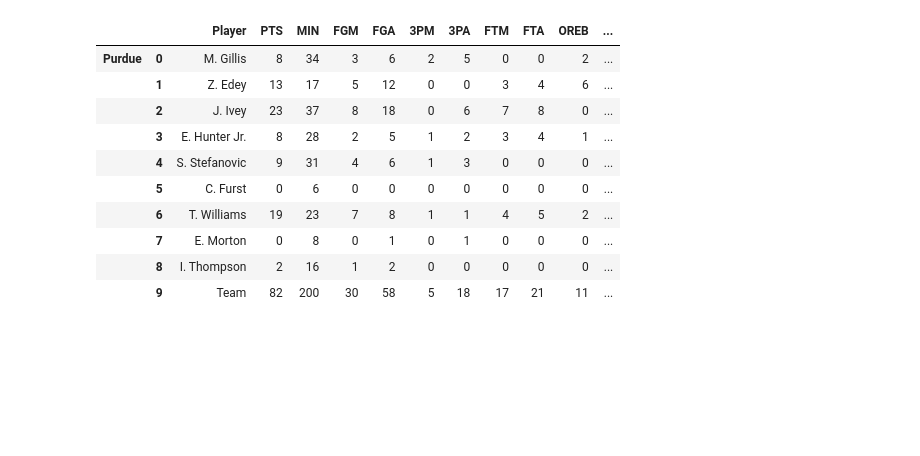
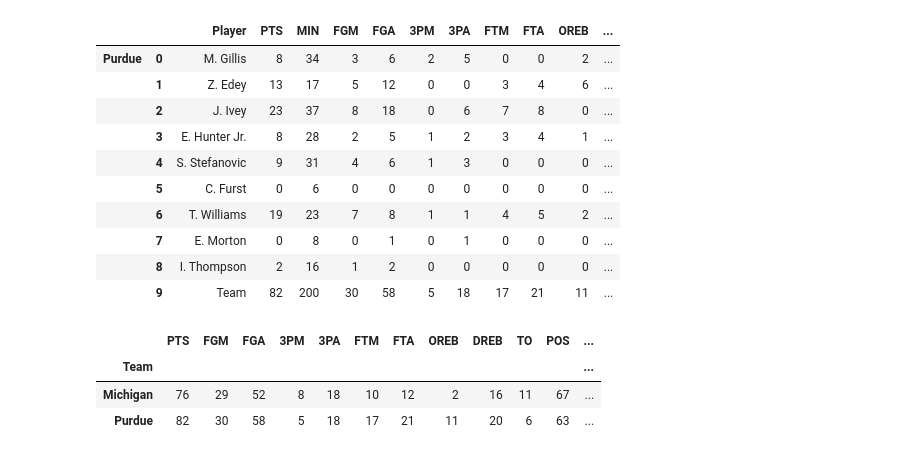
Before and after one commit to fmathews11/College_Basketball_Functions, a Jupyter notebook: Pulling_In_Boxscores.ipynb, the cells around one changed output. Saved outputs shown, nothing was run; the diff lists cells and outputs as text; code cells hidden in the pictures; blank space fills up the shorter version.

Commit message:
Progress on Aggregated Boxscores

```diff
--- a/Pulling_In_Boxscores.ipynb
+++ b/Pulling_In_Boxscores.ipynb
@@ -128,3 +128,44 @@ get_boxscores(401364421,disp = True)
 |  | 7 | E. Morton | 0 | 8 | 0 | 1 | 0 | 1 | 0 | 0 | 0 | ... |
 |  | 8 | I. Thompson | 2 | 16 | 1 | 2 | 0 | 0 | 0 | 0 | 0 | ... |
 |  | 9 | Team | 82 | 200 | 30 | 58 | 5 | 18 | 17 | 21 | 11 | ... |
+# %%
+game_id = 401364421
+df_away,df_home = get_boxscores(game_id)
+away_team = df_away.index[0][0]
+home_team = df_home.index[0][0]
+last_row = len(df_away)
+df_away = df_away.iloc[last_row-1:]
+df_away = df_away[["PTS",
+         "FGM",
+         "FGA",
+         "3PM",
+         "3PA",
+         "FTM",
+         "FTA",
+         "OREB",
+         "DREB",
+         "TO"]].reset_index().drop('level_1',1).rename(columns = {'level_0':'Team'}).set_index("Team")
+
+last_row = len(df_home)
+df_home = df_home.iloc[last_row-1:]
+df_home = df_home[["PTS",
+         "FGM",
+         "FGA",
+         "3PM",
+         "3PA",
+         "FTM",
+         "FTA",
+         "OREB",
+         "DREB",
+         "TO"]].reset_index().drop('level_1',1).rename(columns = {'level_0':'Team'}).set_index("Team")
+final_df = pd.concat([df_away,df_home])
+# %%
+final_df['POS'] = round(final_df.apply(lambda x: calculate_possessions(x.FGA,x.OREB,x.TO,x.FTA),axis = 1),0).astype(int)
+final_df['PTS_POS'] = round(final_df.PTS / final_df.POS,2)
+final_df['3PT%'] = round(final_df['3PM'] / final_df['3PA'],2)
+final_df
+# %% [output]
+|  | PTS | FGM | FGA | 3PM | 3PA | FTM | FTA | OREB | DREB | TO | POS | ... |
+| Team |  |  |  |  |  |  |  |  |  |  |  | ... |
+| Michigan | 76 | 29 | 52 | 8 | 18 | 10 | 12 | 2 | 16 | 11 | 67 | ... |
+| Purdue | 82 | 30 | 58 | 5 | 18 | 17 | 21 | 11 | 20 | 6 | 63 | ... |
```
